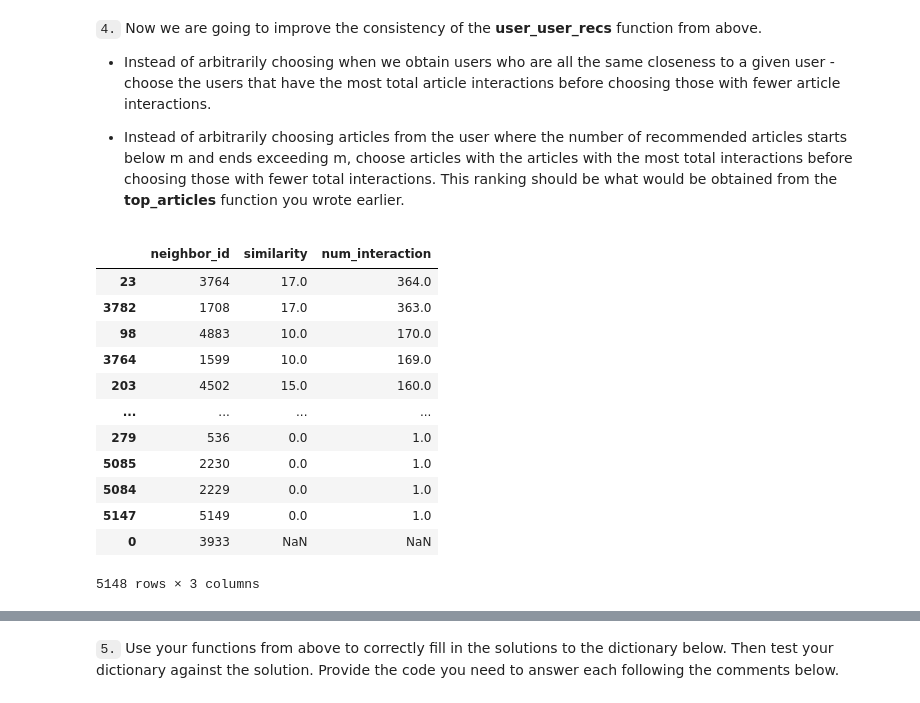
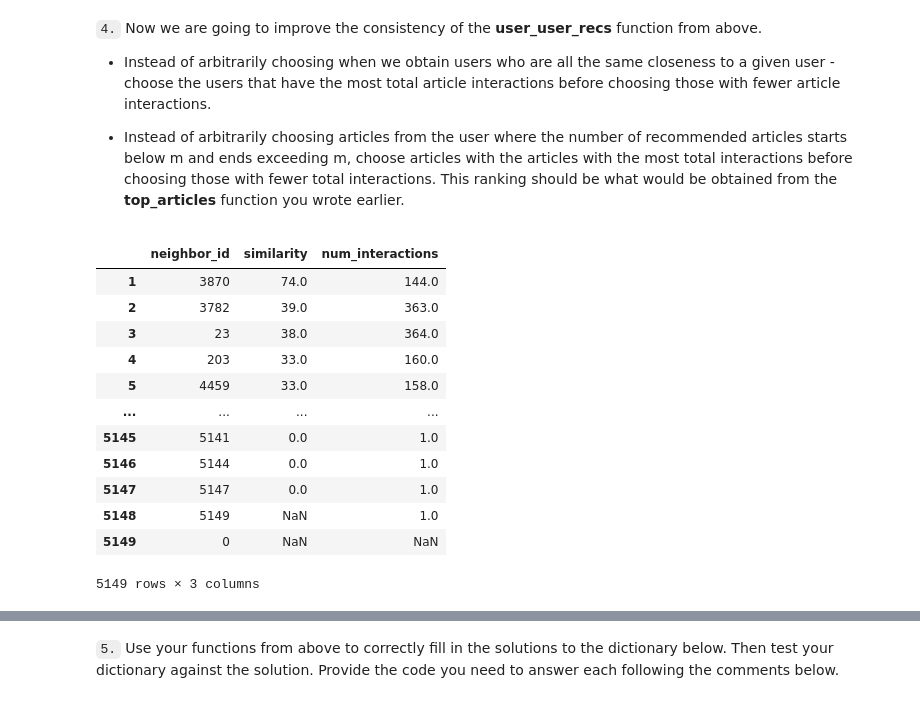
Before and after one commit to mkaudi/UdacityNanoDegree, a Jupyter notebook: Project 3/Recommendations_with_IBM.ipynb, the cells around one changed output, grey strips where cells are left out. Cells and saved outputs as stored; diff of their text form; code cells hidden in the pictures.

```diff
--- a/Project 3/Recommendations_with_IBM.ipynb
+++ b/Project 3/Recommendations_with_IBM.ipynb
@@ -717,21 +760,21 @@ def user_user_recs_part2(user_id, m=10):
 
     return recs, rec_names
-# %%
-get_top_sorted_users(1, df=df, user_item=user_item)
-# %% [output]
-|  | neighbor_id | similarity | num_interaction |
-| 23 | 3764 | 17.0 | 364.0 |
-| 3782 | 1708 | 17.0 | 363.0 |
-| 98 | 4883 | 10.0 | 170.0 |
-| 3764 | 1599 | 10.0 | 169.0 |
-| 203 | 4502 | 15.0 | 160.0 |
-| ... | ... | ... | ... |
-| 279 | 536 | 0.0 | 1.0 |
-| 5085 | 2230 | 0.0 | 1.0 |
-| 5084 | 2229 | 0.0 | 1.0 |
-| 5147 | 5149 | 0.0 | 1.0 |
-| 0 | 3933 | NaN | NaN |
-5148 rows × 3 columns
+# %%
+get_top_sorted_users(131)
+# %% [output]
+|  | neighbor_id | similarity | num_interactions |
+| 1 | 3870 | 74.0 | 144.0 |
+| 2 | 3782 | 39.0 | 363.0 |
+| 3 | 23 | 38.0 | 364.0 |
+| 4 | 203 | 33.0 | 160.0 |
+| 5 | 4459 | 33.0 | 158.0 |
+| ... | ... | ... | ... |
+| 5145 | 5141 | 0.0 | 1.0 |
+| 5146 | 5144 | 0.0 | 1.0 |
+| 5147 | 5147 | 0.0 | 1.0 |
+| 5148 | 5149 | NaN | 1.0 |
+| 5149 | 0 | NaN | NaN |
+5149 rows × 3 columns
 # %%
 # Quick spot check - don't change this code - just use it to test your functions
 rec_ids, rec_names = user_user_recs_part2(20, 10)
```
Also changed, not shown: parts of 10 cells of this notebook, 1 other file.
